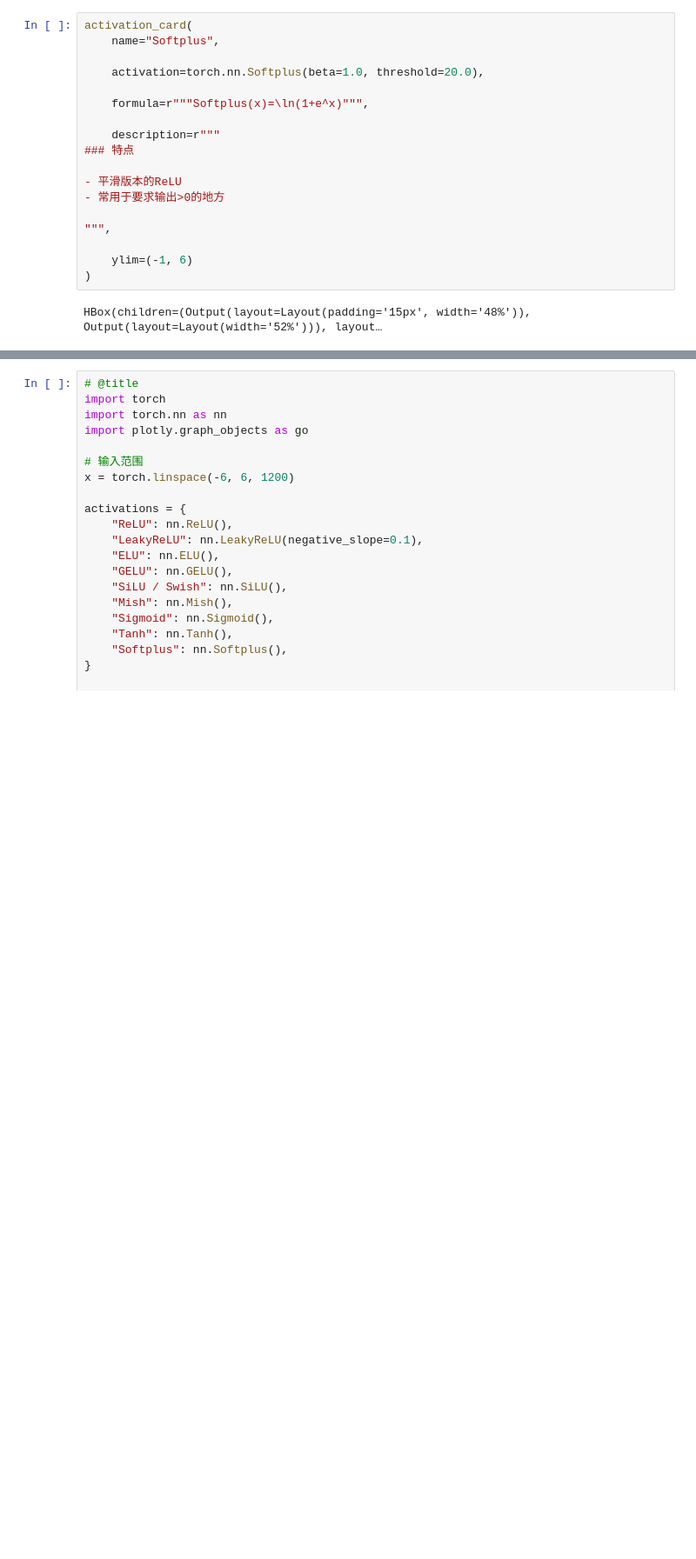
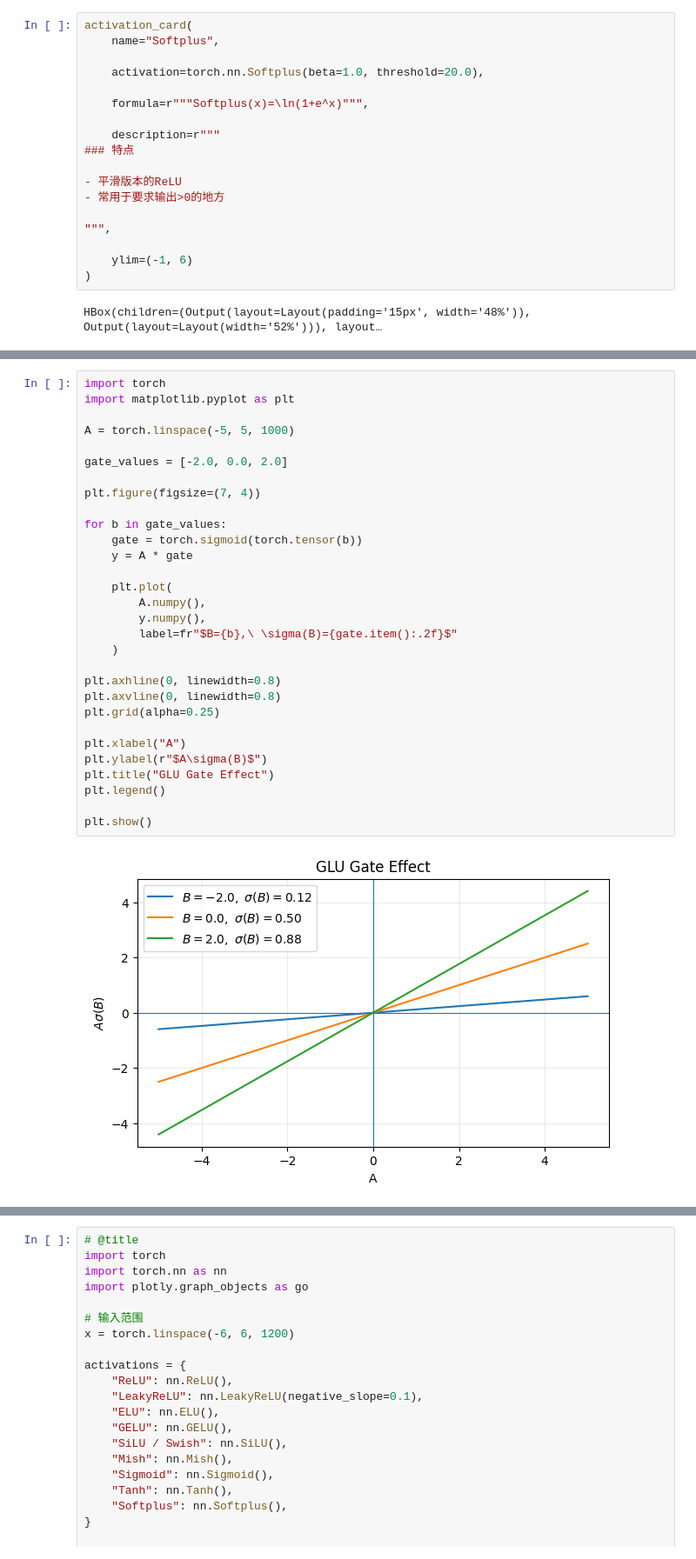
Before and after one commit to zyf-hitsz/PytorchLearning, a Jupyter notebook: 神经网络/非线性激活层/Non_linearActivations .ipynb, the cells around one changed output, grey strips where cells are left out. Shown at 87% size. Drawn from its saved outputs; the diff is of its cells as text; blank space fills up the shorter version.

```diff
--- a/神经网络/非线性激活层/Non_linearActivations .ipynb
+++ b/神经网络/非线性激活层/Non_linearActivations .ipynb
@@ -479,0 +1276,32 @@ HBox(children=(Output(layout=Layout(padding='15px', width='48%')), Output(layout
+# %%
+import torch
+import matplotlib.pyplot as plt
+
+A = torch.linspace(-5, 5, 1000)
+
+gate_values = [-2.0, 0.0, 2.0]
+
+plt.figure(figsize=(7, 4))
+
+for b in gate_values:
+    gate = torch.sigmoid(torch.tensor(b))
+    y = A * gate
+
+    plt.plot(
+        A.numpy(),
+        y.numpy(),
+        label=fr"$B={b},\ \sigma(B)={gate.item():.2f}$"
+    )
+
+plt.axhline(0, linewidth=0.8)
+plt.axvline(0, linewidth=0.8)
+plt.grid(alpha=0.25)
+
+plt.xlabel("A")
+plt.ylabel(r"$A\sigma(B)$")
+plt.title("GLU Gate Effect")
+plt.legend()
+
+plt.show()
+# %% [output]
+[figure, added]
```
Also changed, not shown: parts of 36 cells of this notebook.
